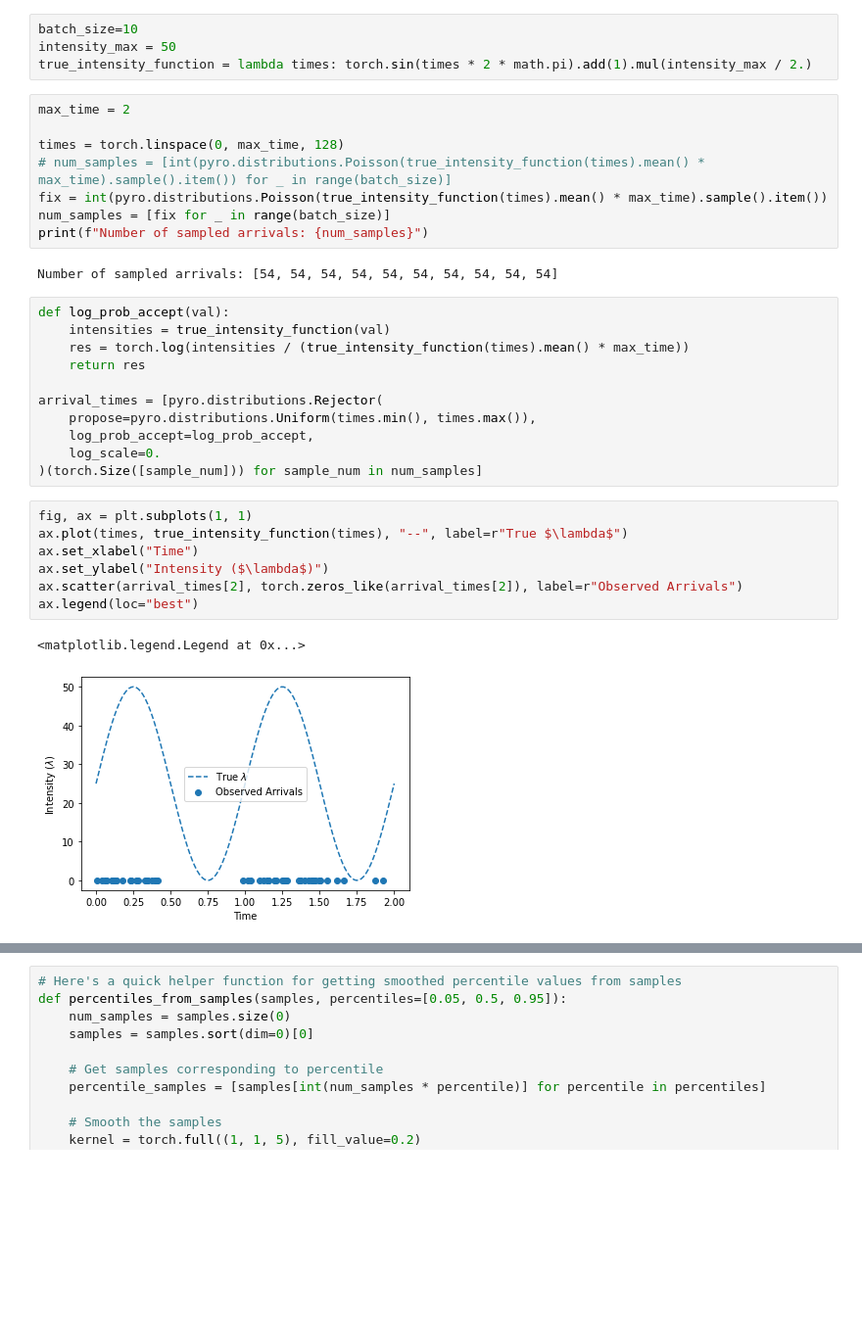
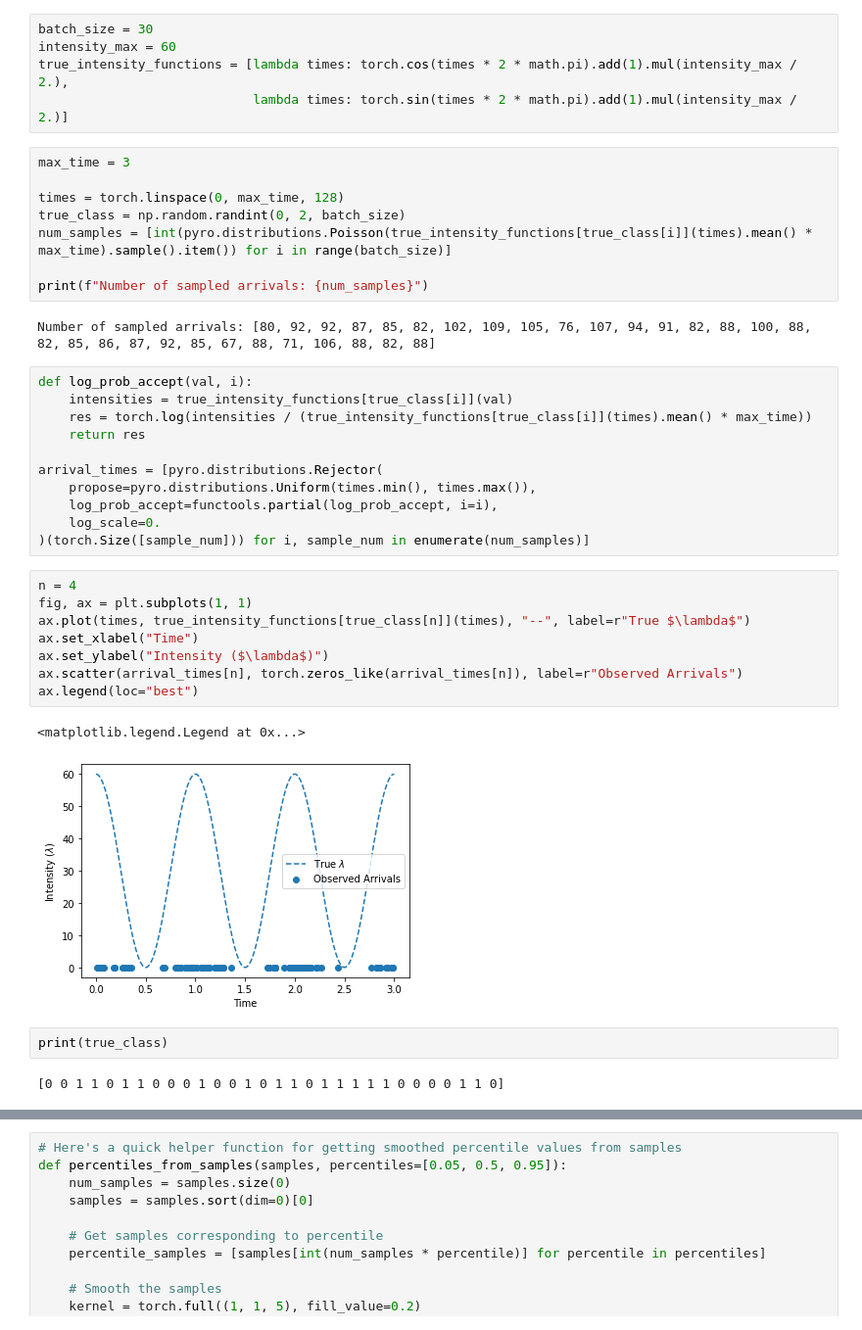
Before and after one commit to morim3/NeuroCluster, a Jupyter notebook: experiment/artificial_data.ipynb, the cells around one changed output, grey strips where cells are left out. Shown at 98% size. Saved outputs shown, nothing was run; the diff lists cells and outputs as text; blank space fills up the shorter version.

```diff
--- a/experiment/artificial_data.ipynb
+++ b/experiment/artificial_data.ipynb
@@ -29,36 +27,42 @@ The autoreload extension is already loaded. To reload it, use:
 # %%
-batch_size=10
-intensity_max = 50
-true_intensity_function = lambda times: torch.sin(times * 2 * math.pi).add(1).mul(intensity_max / 2.)
+batch_size = 30
+intensity_max = 60
+true_intensity_functions = [lambda times: torch.cos(times * 2 * math.pi).add(1).mul(intensity_max / 2.),
+                            lambda times: torch.sin(times * 2 * math.pi).add(1).mul(intensity_max / 2.)]
 # %%
-max_time = 2
+max_time = 3
 
 times = torch.linspace(0, max_time, 128)
-# num_samples = [int(pyro.distributions.Poisson(true_intensity_function(times).mean() * max_time).sample().item()) for _ in range(batch_size)]
-fix = int(pyro.distributions.Poisson(true_intensity_function(times).mean() * max_time).sample().item())
-num_samples = [fix for _ in range(batch_size)]
+true_class = np.random.randint(0, 2, batch_size)
+num_samples = [int(pyro.distributions.Poisson(true_intensity_functions[true_class[i]](times).mean() * max_time).sample().item()) for i in range(batch_size)]
+
 print(f"Number of sampled arrivals: {num_samples}")
 # %% [output]
-Number of sampled arrivals: [54, 54, 54, 54, 54, 54, 54, 54, 54, 54]
+Number of sampled arrivals: [80, 92, 92, 87, 85, 82, 102, 109, 105, 76, 107, 94, 91, 82, 88, 100, 88, 82, 85, 86, 87, 92, 85, 67, 88, 71, 106, 88, 82, 88]
 # %%
-def log_prob_accept(val):
-    intensities = true_intensity_function(val)
-    res = torch.log(intensities / (true_intensity_function(times).mean() * max_time))
+def log_prob_accept(val, i):
+    intensities = true_intensity_functions[true_class[i]](val)
+    res = torch.log(intensities / (true_intensity_functions[true_class[i]](times).mean() * max_time))
     return res
 
 arrival_times = [pyro.distributions.Rejector(
     propose=pyro.distributions.Uniform(times.min(), times.max()),
-    log_prob_accept=log_prob_accept,
+    log_prob_accept=functools.partial(log_prob_accept, i=i),
     log_scale=0.
-)(torch.Size([sample_num])) for sample_num in num_samples]
+)(torch.Size([sample_num])) for i, sample_num in enumerate(num_samples)]
 # %%
+n = 4
 fig, ax = plt.subplots(1, 1)
-ax.plot(times, true_intensity_function(times), "--", label=r"True $\lambda$")
+ax.plot(times, true_intensity_functions[true_class[n]](times), "--", label=r"True $\lambda$")
 ax.set_xlabel("Time")
 ax.set_ylabel("Intensity ($\lambda$)")
-ax.scatter(arrival_times[2], torch.zeros_like(arrival_times[2]), label=r"Observed Arrivals")
+ax.scatter(arrival_times[n], torch.zeros_like(arrival_times[n]), label=r"Observed Arrivals")
 ax.legend(loc="best")
 # %% [output]
 <matplotlib.legend.Legend at 0x...>
-[figure, old version]
+[figure, new version]
+# %%
+print(true_class)
+# %% [output]
+[0 0 1 1 0 1 1 0 0 0 1 0 0 1 0 1 1 0 1 1 1 1 1 0 0 0 0 1 1 0]
 # %%
```
Also changed, not shown: parts of 9 cells of this notebook.
